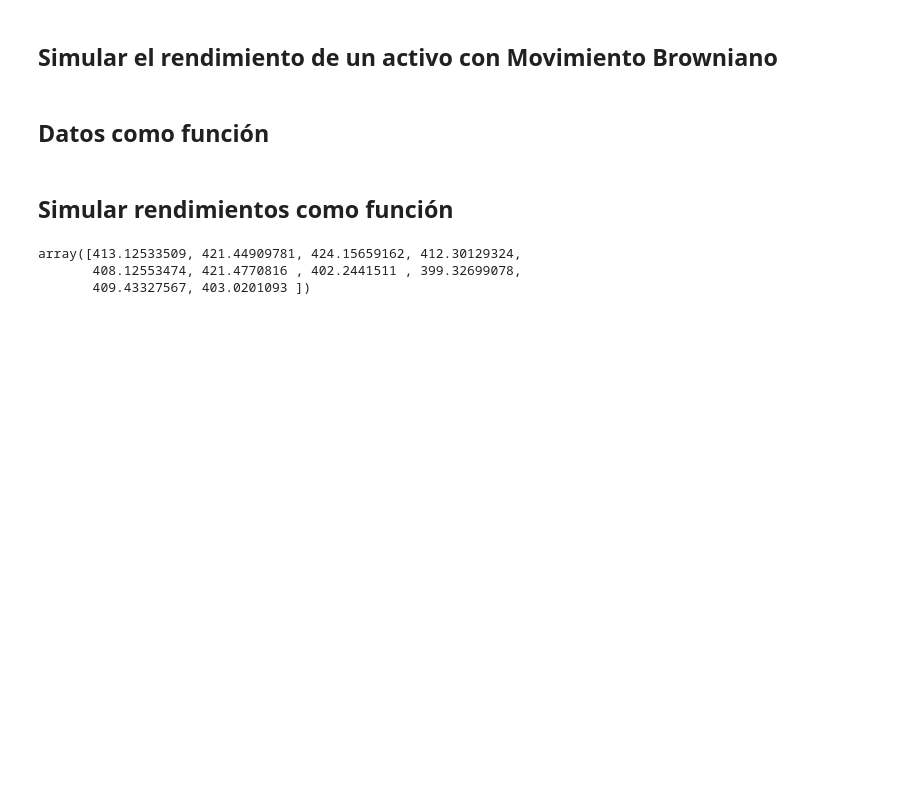
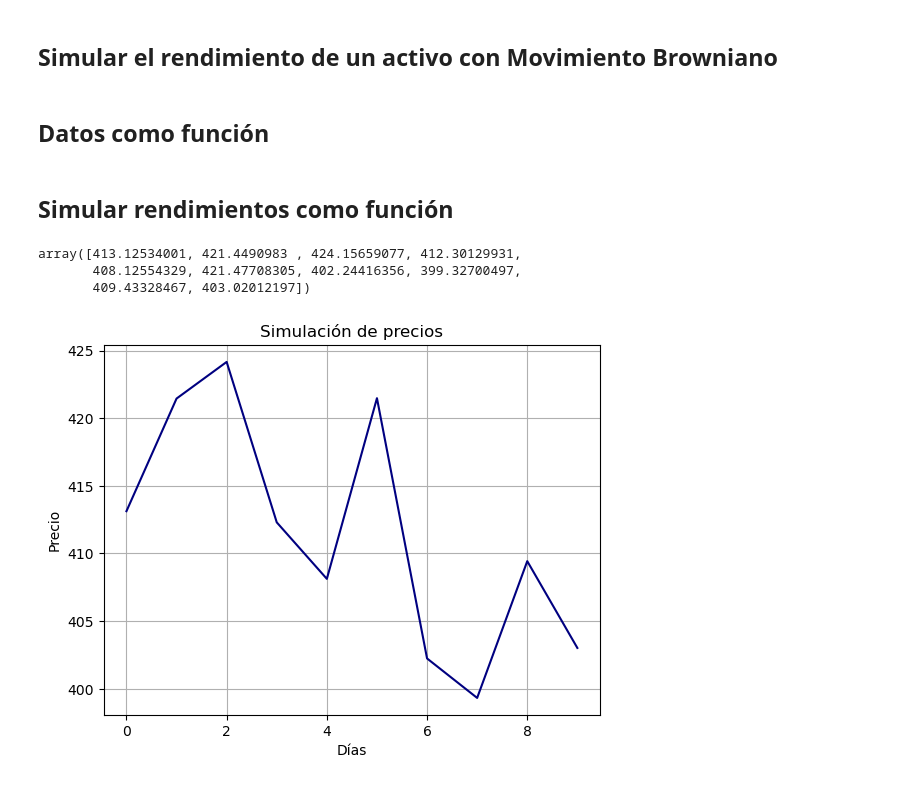
Before and after one commit to LuisMB09/sim_procesos_financieros, a Jupyter notebook: 04 - Rendimientos.ipynb, the cells around one changed output. Drawn from its saved outputs; the diff is of its cells as text; code cells hidden in the pictures; blank space fills up the shorter version.

```diff
--- a/04 - Rendimientos.ipynb
+++ b/04 - Rendimientos.ipynb
@@ -34,9 +34,20 @@ def simular_precios(mean_returns, std_returns, last_price, num_dias):
     simulated_prices = last_price * cumulative_simulated_returns
     return simulated_prices
 # %%
-simulated_prices = simular_precios(mean_returns, std_returns, last_price, 10)
+num_dias = 10
+
+simulated_prices = simular_precios(mean_returns, std_returns, last_price, num_dias)
 simulated_prices
 # %% [output]
-array([413.12533509, 421.44909781, 424.15659162, 412.30129324,
-       408.12553474, 421.4770816 , 402.2441511 , 399.32699078,
-       409.43327567, 403.0201093 ])
+array([413.12534001, 421.4490983 , 424.15659077, 412.30129931,
+       408.12554329, 421.47708305, 402.24416356, 399.32700497,
+       409.43328467, 403.02012197])
+# %%
+sim_df = pd.DataFrame(simulated_prices)
+plt.plot(sim_df, c = 'navy')
+plt.title('Simulación de precios')
+plt.xlabel('Días')
+plt.ylabel('Precio')
+plt.grid()
+# %% [output]
+[figure, added]
```
